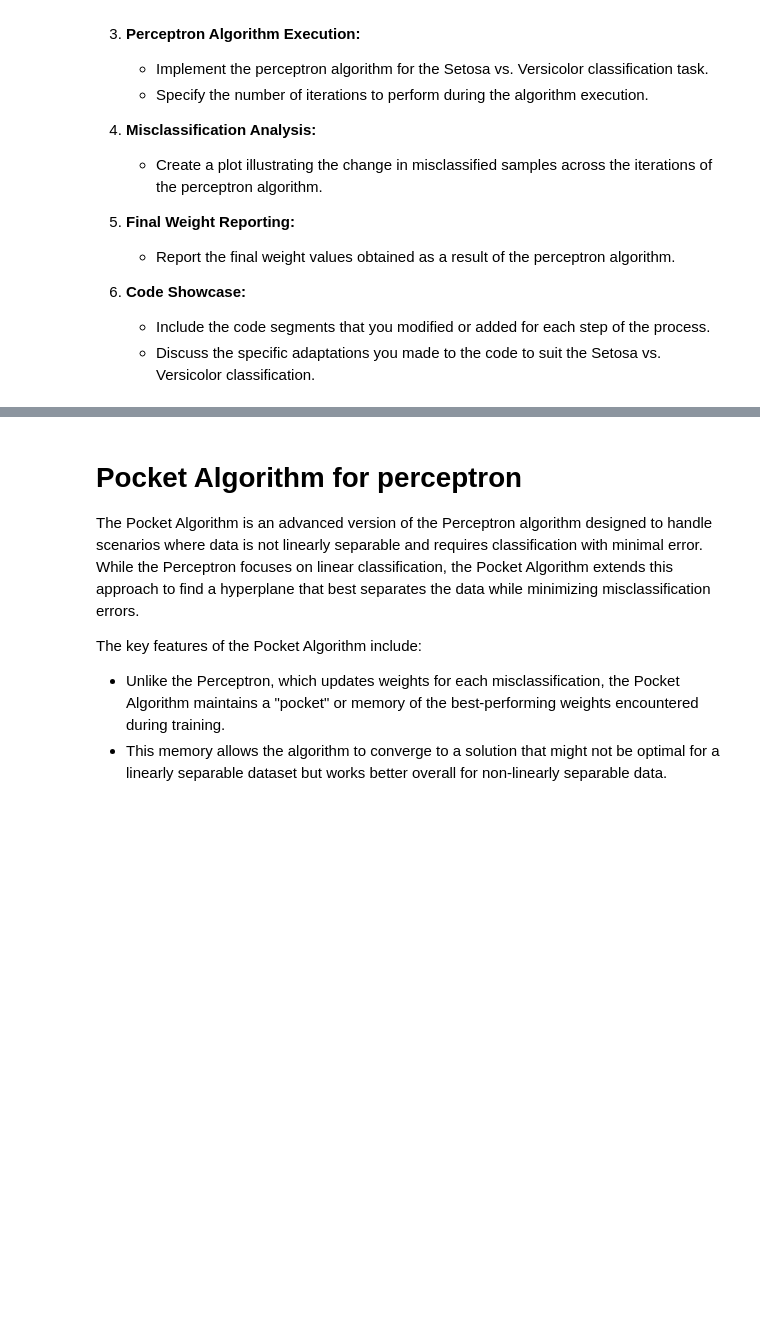
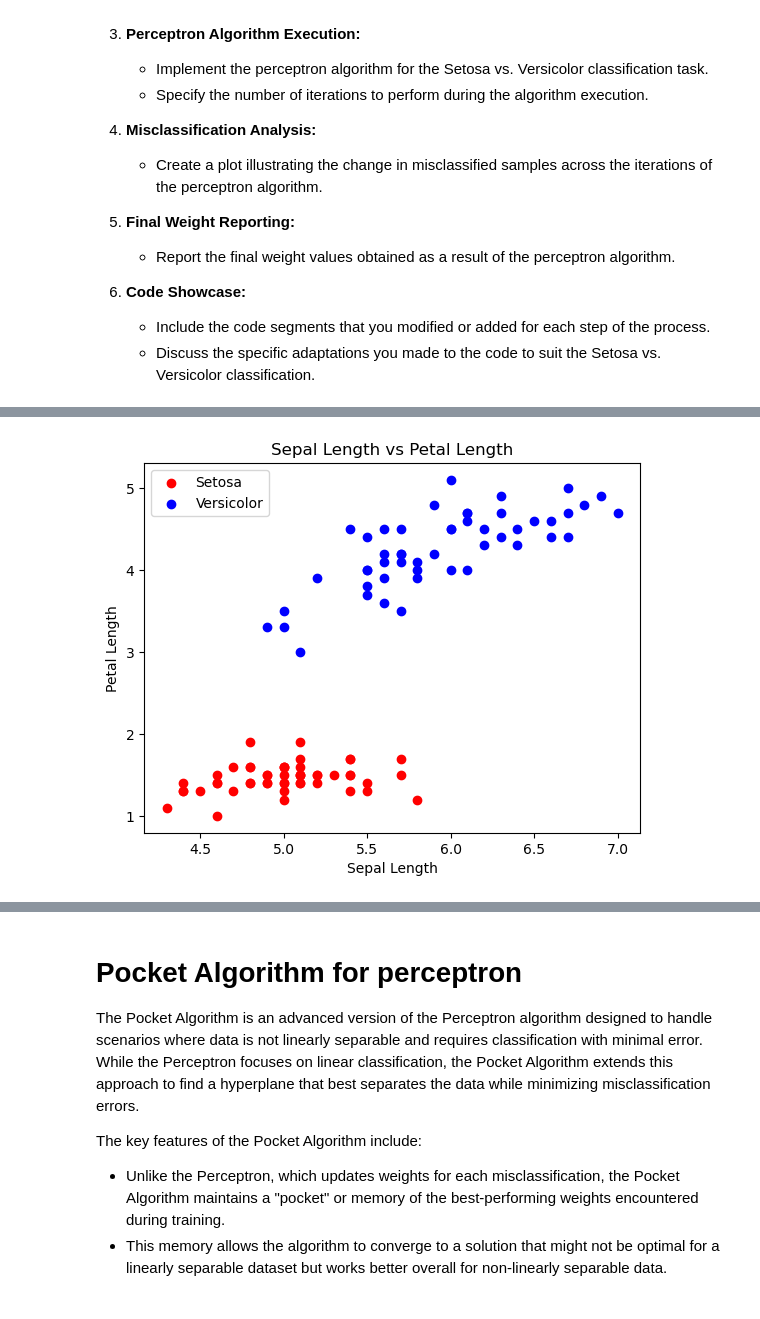
Before and after one commit to zequanwen/ML, a Jupyter notebook: 01_ML_PLA.ipynb, the cells around one changed output, grey strips where cells are left out. Saved outputs shown, nothing was run; the diff lists cells and outputs as text; code cells hidden in the pictures; blank space fills up the shorter version.

```diff
--- a/01_ML_PLA.ipynb
+++ b/01_ML_PLA.ipynb
@@ -361,0 +299,28 @@ array([ 0.1       , -0.02678228,  0.21070767])
+# %%
+# The following line of code will include the labels for Setosa and Versicolor classes in one array and discard the virginica.
+# class labels (Setosa, Versicolor, Virginica)
+setosa_label = iris_data.iloc[0:50,4].values
+Versicolor_label = iris_data.iloc[50:100,4].values
+# conect the lables
+labels = np.concatenate((setosa_label,Versicolor_label))
+y_t1 = np.where(labels == 0, -1, 1)
+
+# The following line of code will consider the two features (petal length and sepal length only) for the Setosa and Versicolor
+# classes and combine the features in one array.
+
+X_setosa = iris_data.iloc[0:50, [0,2]]
+X_Versicolor = iris_data.iloc[50:100, [0,2]]
+X_t1 = np.concatenate((X_setosa,X_Versicolor))
+
+# We can plot the features in 2D plot such that the sepal length feature is represented by x-axis
+# and petal length is represented by y-axis
+
+plt.scatter(X_t1[:50,0],X_t1[:50,1],color='red',marker='o',label='Setosa')
+plt.scatter(X_t1[50:100,0],X_t1[50:100,1],color='blue',marker='o',label='Versicolor')
+plt.title("Sepal Length vs Petal Length")
+plt.xlabel('Sepal Length')
+plt.ylabel('Petal Length')
+plt.legend(loc='upper left')
+plt.show()
+# %% [output]
+[figure, added]
```
Also changed, not shown: parts of 4 cells of this notebook.
